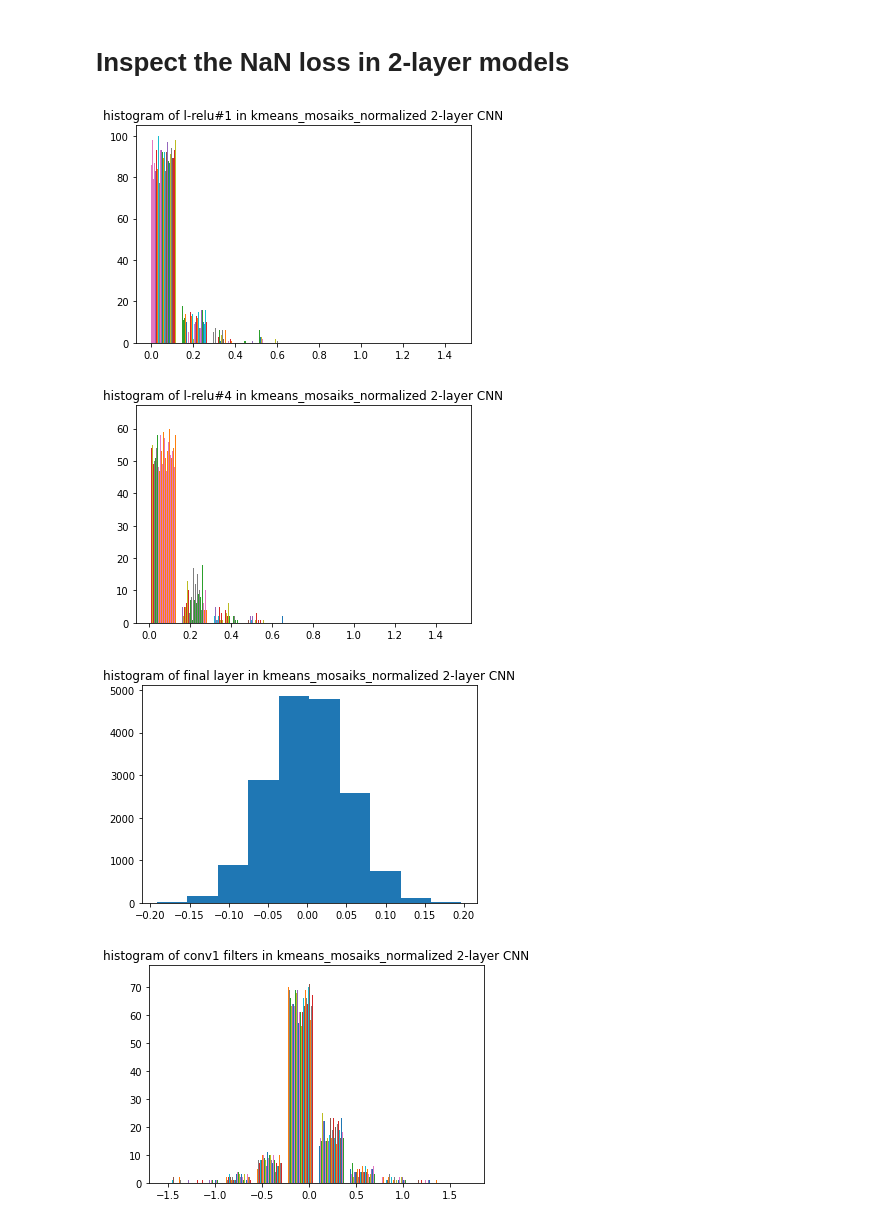
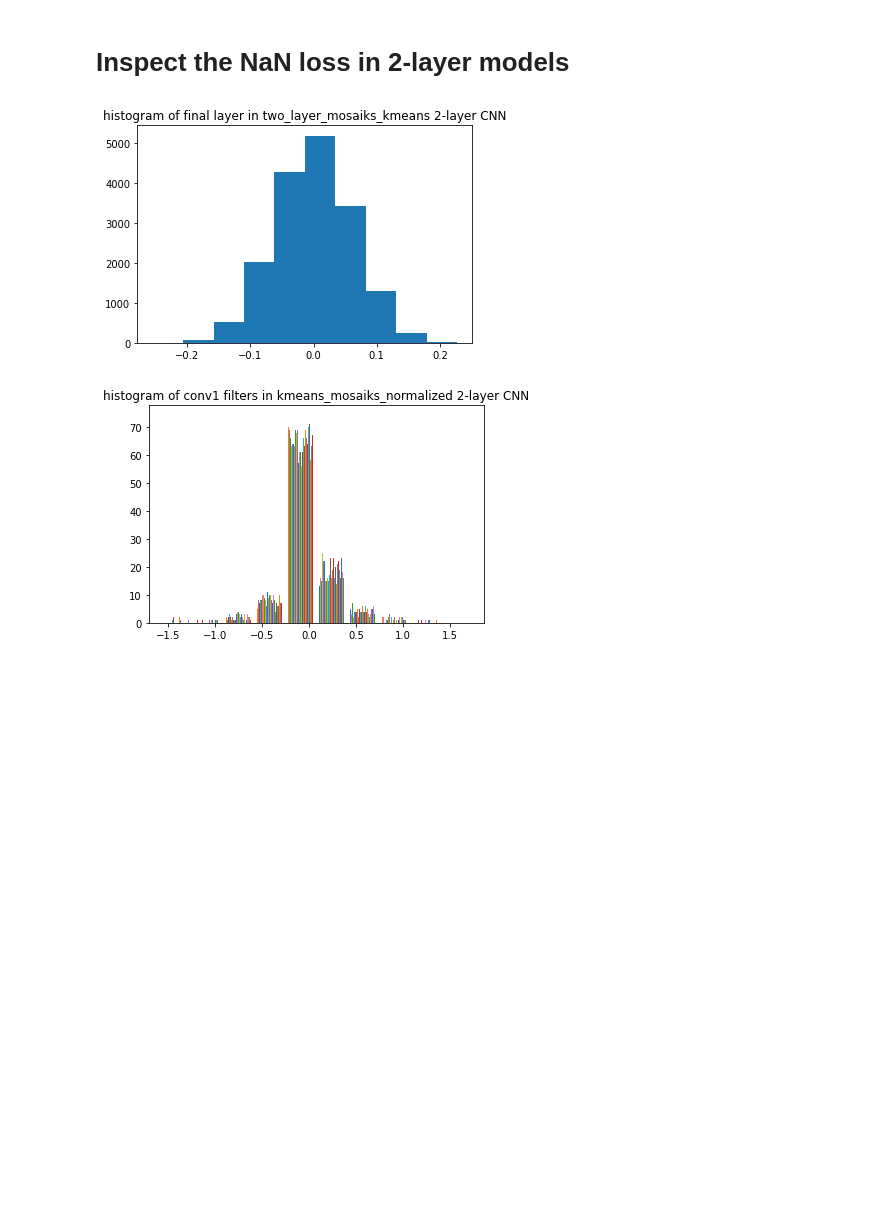
Before and after one commit to salelkafrawy/remote_sensing, a Jupyter notebook: notebooks/mosaiks/two_layers/2L_mosaiks_original.ipynb, the cells around one changed output. Cells and saved outputs as stored; diff of their text form; code cells hidden in the pictures; blank space fills up the shorter version.

```diff
--- a/notebooks/mosaiks/two_layers/2L_mosaiks_original.ipynb
+++ b/notebooks/mosaiks/two_layers/2L_mosaiks_original.ipynb
@@ -104,7 +104,7 @@ model(torch.rand((1, 3, 224, 224))).shape
 torch.Size([1, 17037])
 # %%
 # for mosaiks kmeans whiten model
-model_name = "two_layer_mosaiks_kmeans_7_whiten_allGeo_bs32_25eachimage_zcaBias_0.001_bias_True_filters_100"
+model_name = "two_layer_mosaiks_kmeans_7_whiten_allGeo_bs32_25eachimage_zcaBias_0.001_bias_True_filters_100_normalized"
 model_path = os.path.join(save_path, model_name+".pt")
 model.load_state_dict(torch.load(model_path))
 # %% [output]
@@ -343,23 +343,21 @@ def plot_histogram(feats_np, name, dim=1):
 # %%
 for batch in geo_train_loader:
     patches, target, meta = batch
     patches['rgb'] = trf(patches['rgb'])
     final_output = model(patches['rgb'])
 
-    relu_1_output = features_dim[f'relu_layer_1'].numpy()
-    plot_histogram(relu_1_output, f'histogram of l-relu#1 in {model_type} 2-layer CNN')
+#     relu_1_output = features_dim[f'relu_layer_1'].numpy()
+#     plot_histogram(relu_1_output, f'histogram of l-relu#1 in {model_type} 2-layer CNN')
 
-    relu_4_output = features_dim[f'relu_layer_4'].numpy()
-    plot_histogram(relu_4_output, f'histogram of l-relu#4 in {model_type} 2-layer CNN')
+#     relu_4_output = features_dim[f'relu_layer_4'].numpy()
+#     plot_histogram(relu_4_output, f'histogram of l-relu#4 in {model_type} 2-layer CNN')
 
     feats_np = final_output.data.numpy()
     plot_histogram(feats_np, f'histogram of final layer in {model_type} 2-layer CNN')
 
     break
 # %% [output]
-[figure, old version]
+[figure, new version]
-[figure, removed]
-[figure, removed]
 # %%
 conv1_filters = model[0].weight.data.numpy() #.reshape(num_filters_lyrs[1],-1)
 plot_histogram(conv1_filters, f'histogram of conv1 filters in {model_type} 2-layer CNN', dim=0)
```
Also changed, not shown: parts of 1 cell of this notebook, 24 other files.
